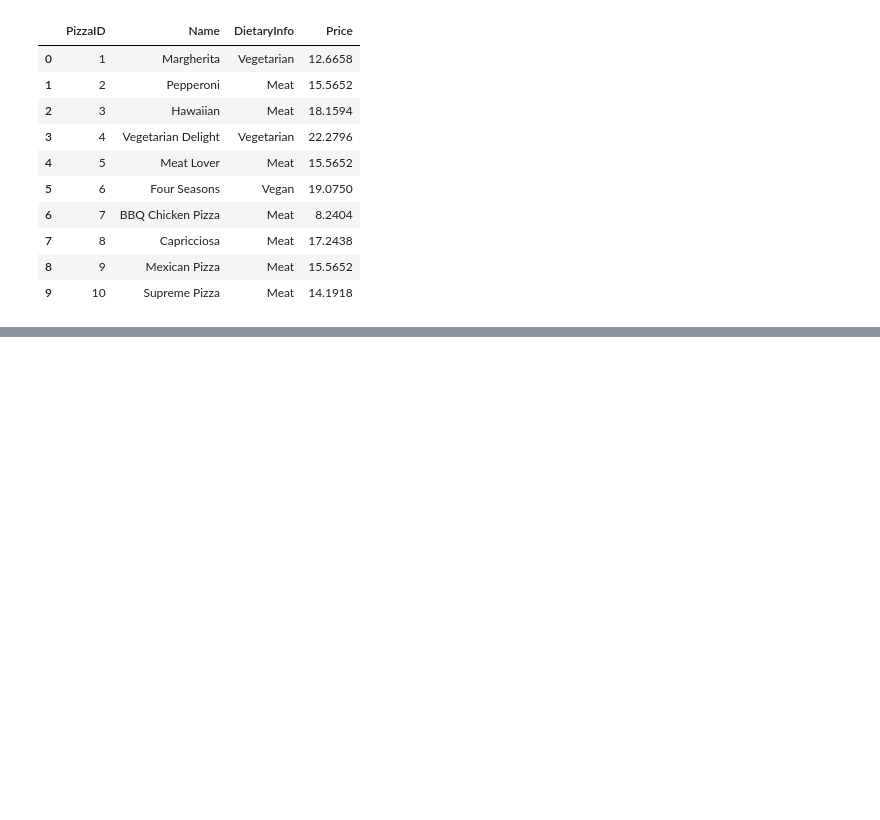
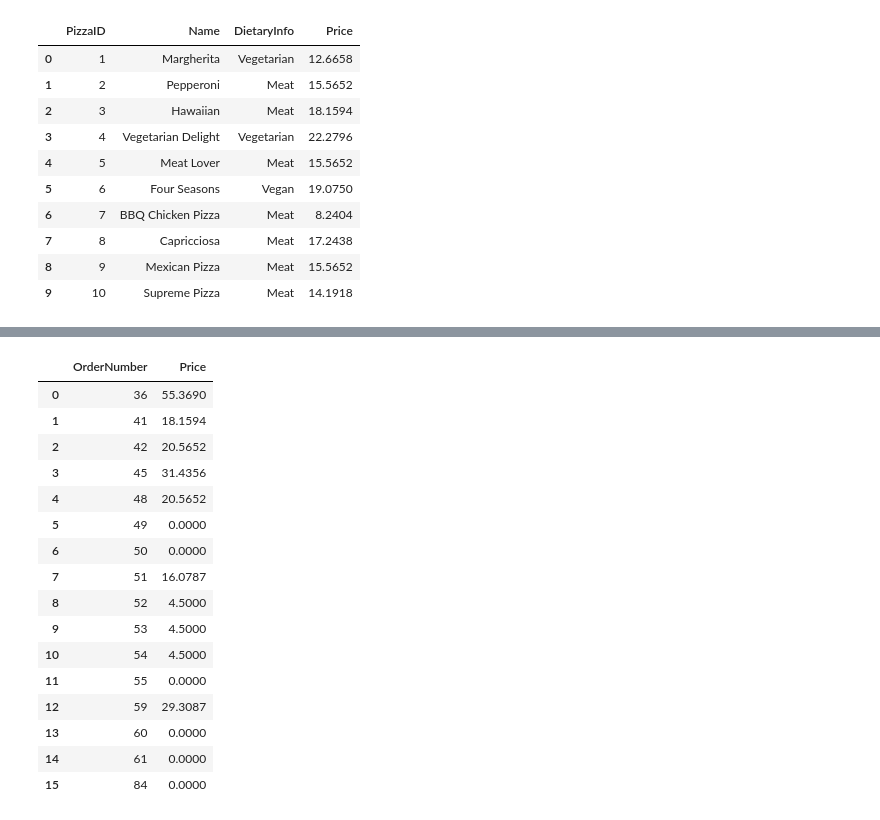
Before and after one commit to DenisaNst/DataBases, a Jupyter notebook: Project2.ipynb, the cells around one changed output, grey strips where cells are left out. Saved outputs shown, nothing was run; the diff lists cells and outputs as text; code cells hidden in the pictures; blank space fills up the shorter version.

```diff
--- a/Project2.ipynb
+++ b/Project2.ipynb
@@ -345,0 +392,21 @@ SELECT * FROM OrderPrice;
+# %%
+%%sql
+SELECT * FROM OrderPrice;
+# %% [output]
+|  | OrderNumber | Price |
+| 0 | 36 | 55.3690 |
+| 1 | 41 | 18.1594 |
+| 2 | 42 | 20.5652 |
+| 3 | 45 | 31.4356 |
+| 4 | 48 | 20.5652 |
+| 5 | 49 | 0.0000 |
+| 6 | 50 | 0.0000 |
+| 7 | 51 | 16.0787 |
+| 8 | 52 | 4.5000 |
+| 9 | 53 | 4.5000 |
+| 10 | 54 | 4.5000 |
+| 11 | 55 | 0.0000 |
+| 12 | 59 | 29.3087 |
+| 13 | 60 | 0.0000 |
+| 14 | 61 | 0.0000 |
+| 15 | 84 | 0.0000 |
```
Also changed, not shown: parts of 12 cells of this notebook, 3 other files.
